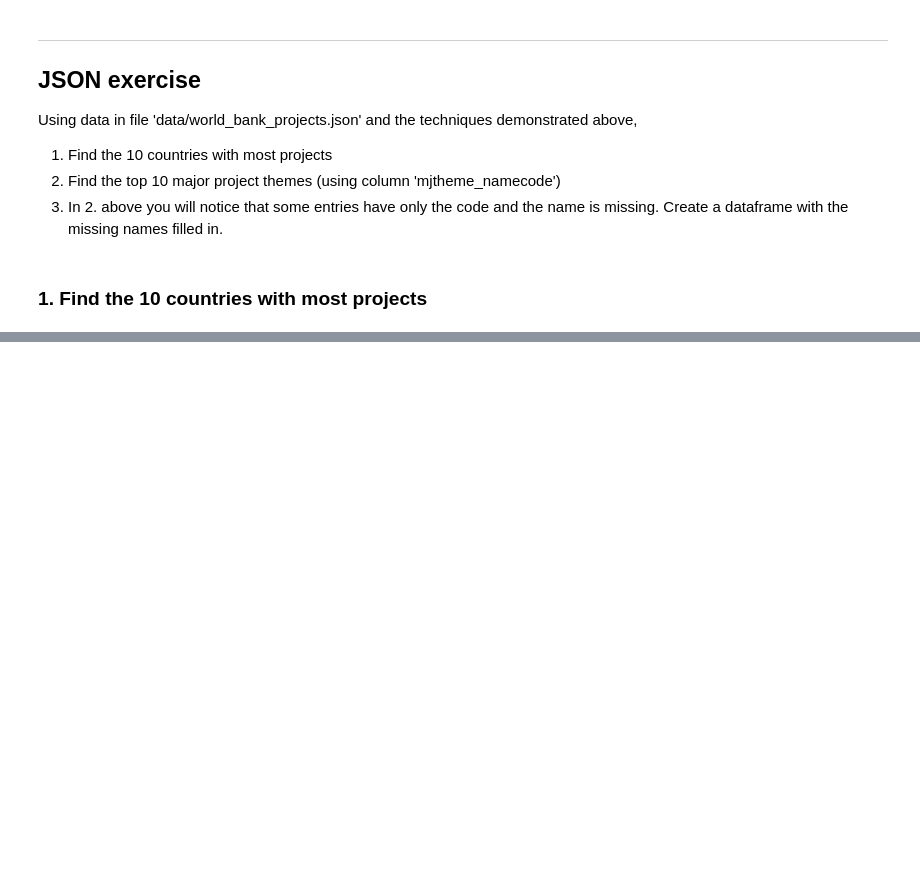
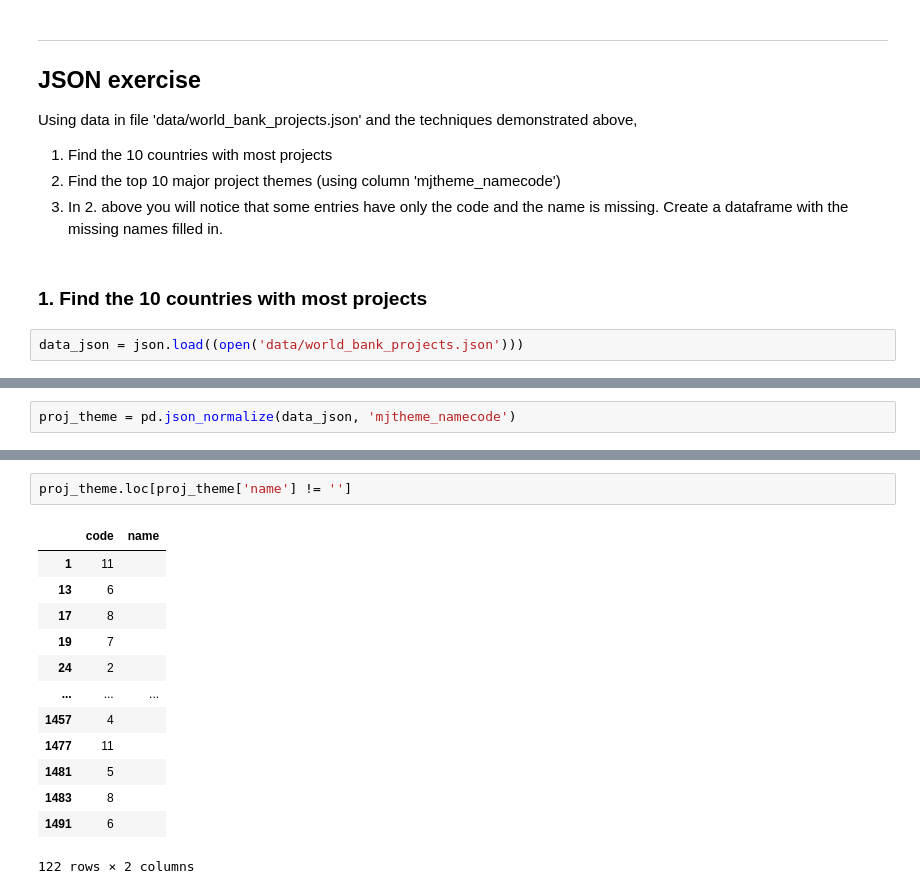
Before and after one commit to fshih1997/mec-mini-projects, a Jupyter notebook: mec-5.4.4-json-data-wrangling-mini-project/Mini_Project_Wrangling_Json_Exercise.ipynb, the cells around one changed output, grey strips where cells are left out. Saved outputs shown, nothing was run; the diff lists cells and outputs as text; blank space fills up the shorter version.

```diff
--- a/mec-5.4.4-json-data-wrangling-mini-project/Mini_Project_Wrangling_Json_Exercise.ipynb
+++ b/mec-5.4.4-json-data-wrangling-mini-project/Mini_Project_Wrangling_Json_Exercise.ipynb
@@ -97,4 +112,6 @@ Using data in file 'data/world_bank_projects.json' and the techniques demonstrat
 3. In 2. above you will notice that some entries have only the code and the name is missing. Create a dataframe with the missing names filled in.
 # %% [markdown]
 ### 1. Find the 10 countries with most projects
+# %%
+data_json = json.load((open('data/world_bank_projects.json')))
 # %%
@@ -106,0 +156,2 @@ data
+# %%
+proj_theme = pd.json_normalize(data_json, 'mjtheme_namecode')
@@ -106,0 +173,16 @@ data
+# %%
+proj_theme.loc[proj_theme['name'] != '']
+# %% [output]
+|  | code | name |
+| 1 | 11 |  |
+| 13 | 6 |  |
+| 17 | 8 |  |
+| 19 | 7 |  |
+| 24 | 2 |  |
+| ... | ... | ... |
+| 1457 | 4 |  |
+| 1477 | 11 |  |
+| 1481 | 5 |  |
+| 1483 | 8 |  |
+| 1491 | 6 |  |
+122 rows × 2 columns
```
Also changed, not shown: parts of 16 cells of this notebook, 13 other files.
